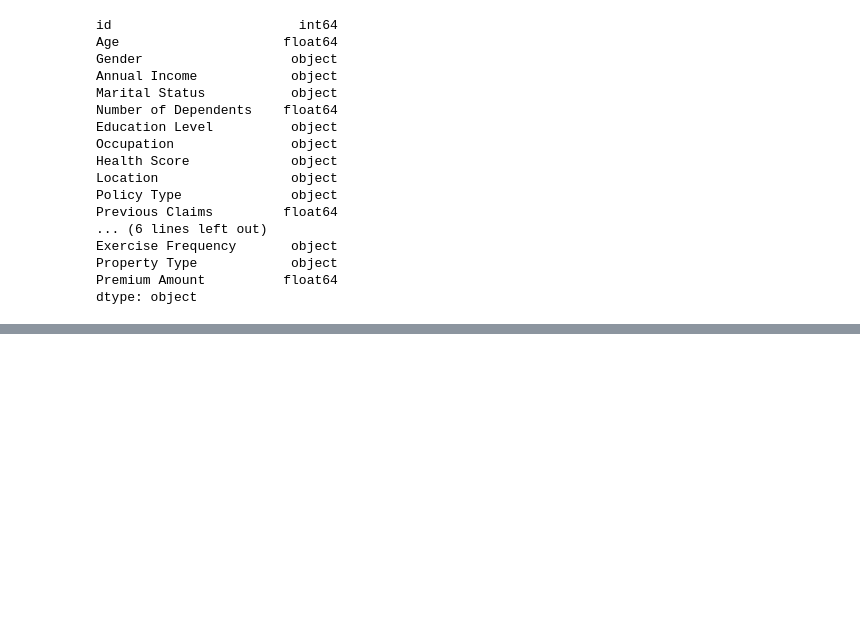
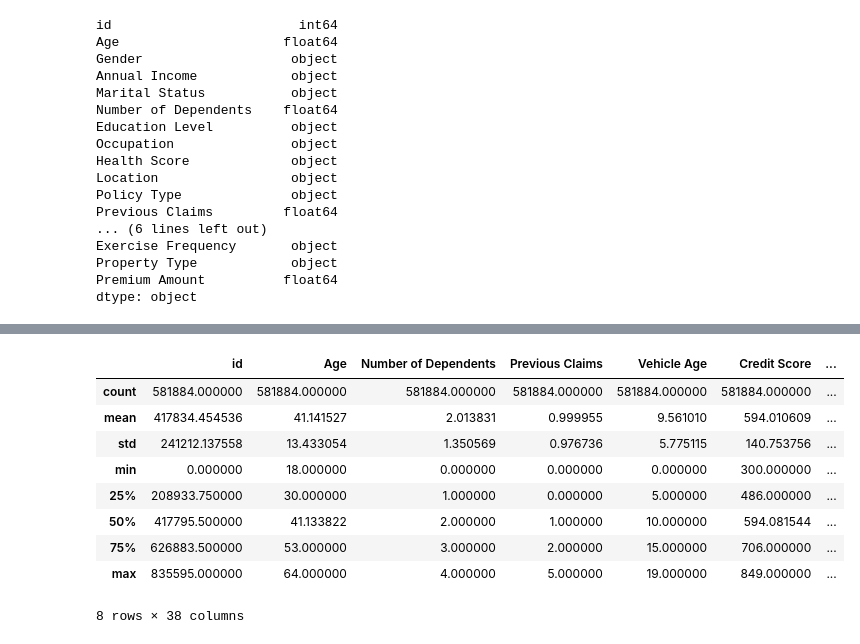
Before and after one commit to anmolmunnolli/insurance, a Jupyter notebook: version1.ipynb, the cells around one changed output, grey strips where cells are left out. Cells and saved outputs as stored; diff of their text form; code cells hidden in the pictures; blank space fills up the shorter version.

```diff
--- a/version1.ipynb
+++ b/version1.ipynb
@@ -936,3 +900,21 @@ Exercise Frequency       object
 Property Type            object
 Premium Amount          float64
 dtype: object
+# %%
+from sklearn.preprocessing import OneHotEncoder
+encoding_cols=['Customer Feedback','Occupation','Education Level','Marital Status',
+               'Property Type','Exercise Frequency','Smoking Status','Policy Type','Gender','Location']
+
+encoder = OneHotEncoder(sparse=False)
+
+train_encoded_array = encoder.fit_transform(train_df_cleaned[encoding_cols])
+test_encoded_array = encoder.transform(test_df_cleaned[encoding_cols])
+
+train_encoded_df = pd.DataFrame(train_encoded_array, columns=encoder.get_feature_names_out(encoding_cols))
+test_encoded_df = pd.DataFrame(test_encoded_array, columns=encoder.get_feature_names_out(encoding_cols))
+
+train_df_cleaned = pd.concat([train_df_cleaned.drop(columns=encoding_cols), train_encoded_df], axis=1)
+test_df_cleaned = pd.concat([test_df_cleaned.drop(columns=encoding_cols), test_encoded_df], axis=1)
+
+print(train_df_cleaned.columns)
+print(test_df_cleaned.columns)
@@ -938,0 +979,15 @@ dtype: object
+# %%
+train_df_cleaned = train_df_cleaned.dropna()
+# %%
+train_df_cleaned.describe()
+# %% [output]
+|  | id | Age | Number of Dependents | Previous Claims | Vehicle Age | Credit Score | ... |
+| count | 581884.000000 | 581884.000000 | 581884.000000 | 581884.000000 | 581884.000000 | 581884.000000 | ... |
+| mean | 417834.454536 | 41.141527 | 2.013831 | 0.999955 | 9.561010 | 594.010609 | ... |
+| std | 241212.137558 | 13.433054 | 1.350569 | 0.976736 | 5.775115 | 140.753756 | ... |
+| min | 0.000000 | 18.000000 | 0.000000 | 0.000000 | 0.000000 | 300.000000 | ... |
+| 25% | 208933.750000 | 30.000000 | 1.000000 | 0.000000 | 5.000000 | 486.000000 | ... |
+| 50% | 417795.500000 | 41.133822 | 2.000000 | 1.000000 | 10.000000 | 594.081544 | ... |
+| 75% | 626883.500000 | 53.000000 | 3.000000 | 2.000000 | 15.000000 | 706.000000 | ... |
+| max | 835595.000000 | 64.000000 | 4.000000 | 5.000000 | 19.000000 | 849.000000 | ... |
+8 rows × 38 columns
```
Also changed, not shown: parts of 36 cells of this notebook.
